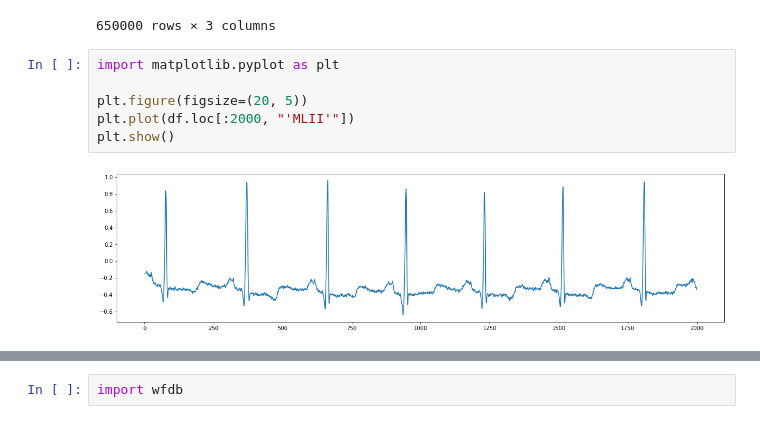
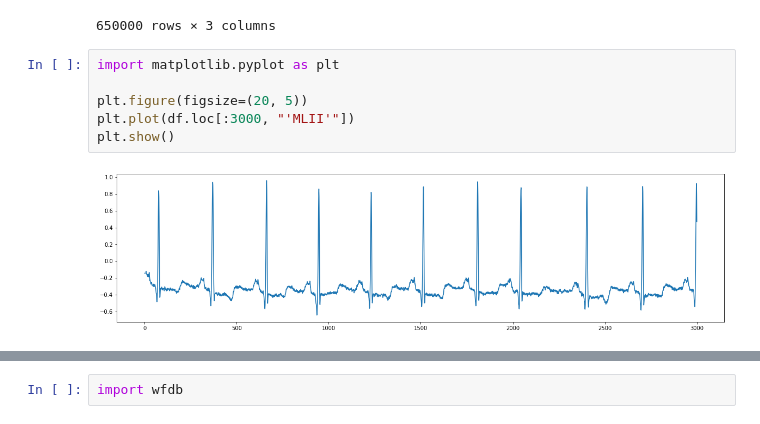
Before and after one commit to aristachristian/Bangkit-B21-CAP0374-Facial_Expression_Recognition, a Jupyter notebook: model_MIT_BIH.ipynb, the cells around one changed output, grey strips where cells are left out. Cells and saved outputs as stored; diff of their text form.

```diff
--- a/model_MIT_BIH.ipynb
+++ b/model_MIT_BIH.ipynb
@@ -56,11 +56,11 @@ df
 # %%
 import matplotlib.pyplot as plt
 
 plt.figure(figsize=(20, 5))
-plt.plot(df.loc[:2000, "'MLII'"])
+plt.plot(df.loc[:3000, "'MLII'"])
 plt.show()
 # %% [output]
-[figure, old version]
+[figure, new version]
 # %%
 !pip3 install wfdb
 # %% [output]
```
Also changed, not shown: parts of 1 cell of this notebook.
